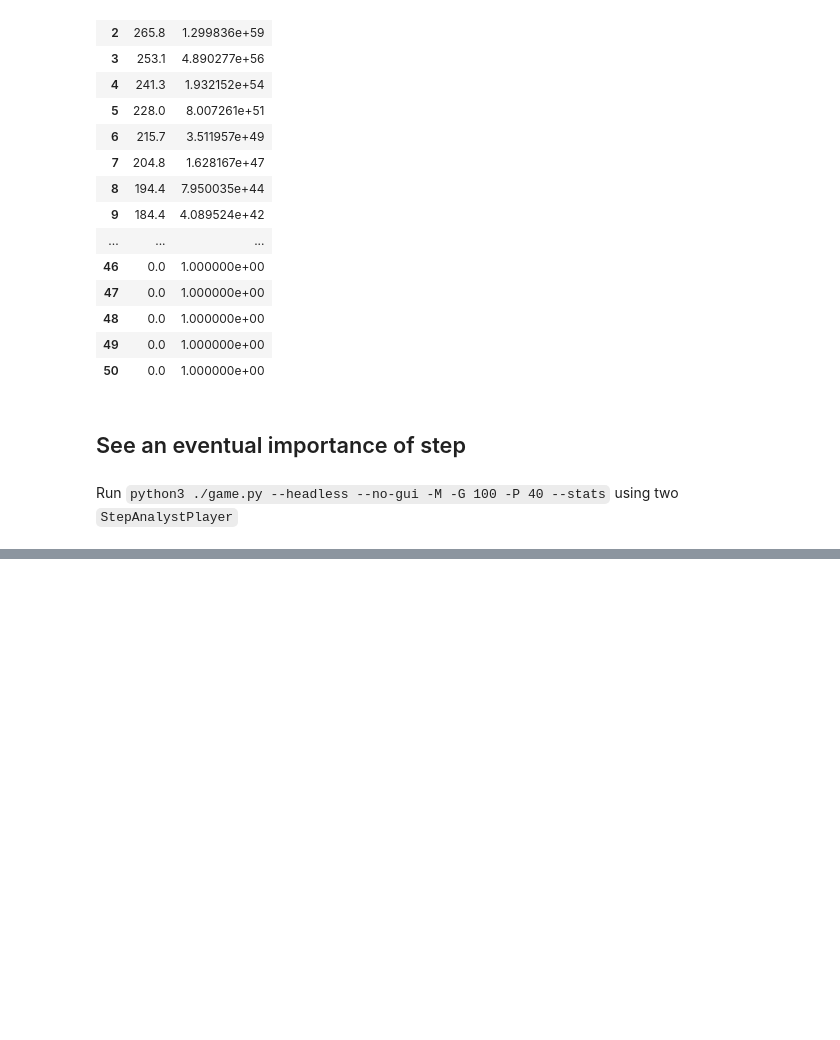
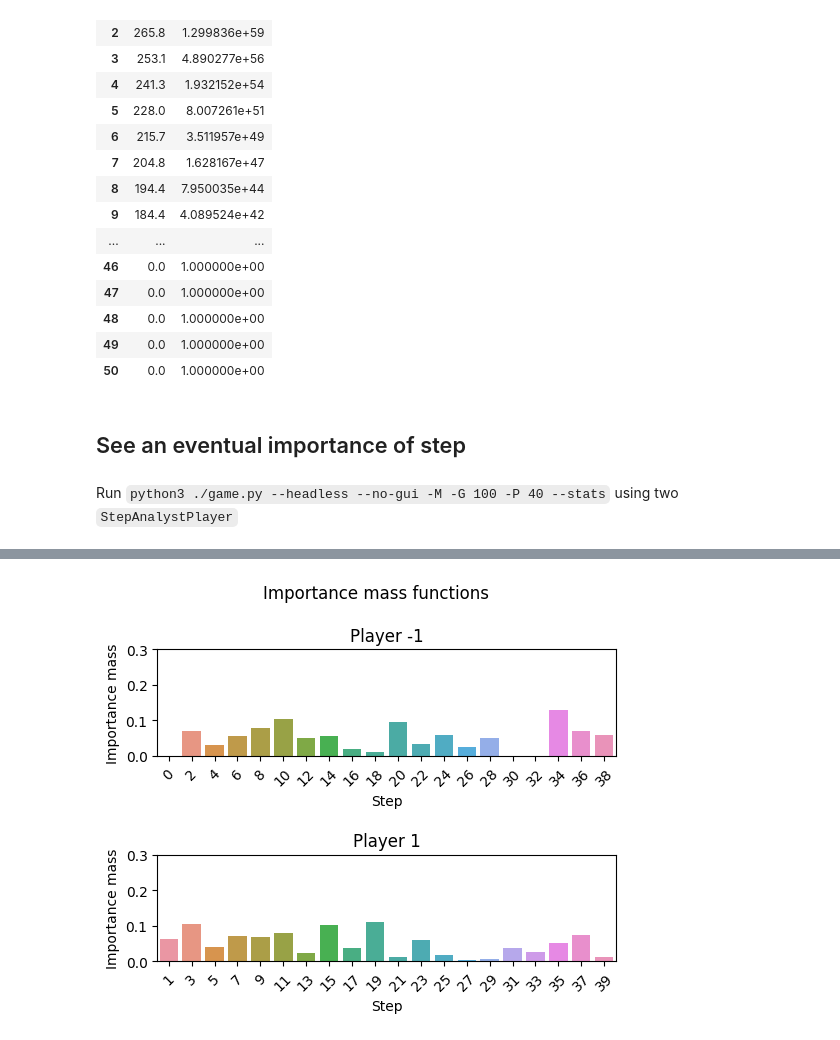
Before and after one commit to StephaneBranly/INF8215-Avalam-AI, a Jupyter notebook: stats/plot_experiments.ipynb, the cells around one changed output, grey strips where cells are left out. Cells and saved outputs as stored; diff of their text form; code cells hidden in the pictures; blank space fills up the shorter version.

```diff
--- a/stats/plot_experiments.ipynb
+++ b/stats/plot_experiments.ipynb
@@ -277 +281,23 @@ df['step_importance'] = df.apply(lambda row: row['step_importance']/p1_sum if ro
+# %%
+from matplotlib.pyplot import subplot
+
+fig, (ax1, ax2) = plt.subplots(2)
+fig.tight_layout(pad=5.0)
+fig.suptitle('Importance mass functions')
+
+sns.barplot(ax=ax1, data=df[df['step'] % 2 == 0], x='step', y='step_importance')
+ax1.set_title("Player -1")
+ax1.set_xlabel("Step")
+ax1.set_ylabel("Importance mass")
+_ = ax1.set_xticklabels(np.arange(0, 40, 2), rotation=45)
+_ = ax1.set_ylim((0, .3))
+
+ax2 = sns.barplot(ax=ax2, data=df[df['step'] % 2 == 1], x='step', y='step_importance')
+ax2.set_title("Player 1")
+ax2.set_xlabel("Step")
+ax2.set_ylabel("Importance mass")
+_ = ax2.set_xticklabels(np.arange(1, 40, 2), rotation=45)
+_ = ax2.set_ylim((0, .3))
+# %% [output]
+[figure, added]
 # %%
```
Also changed, not shown: parts of 5 cells of this notebook, 9 other files.
